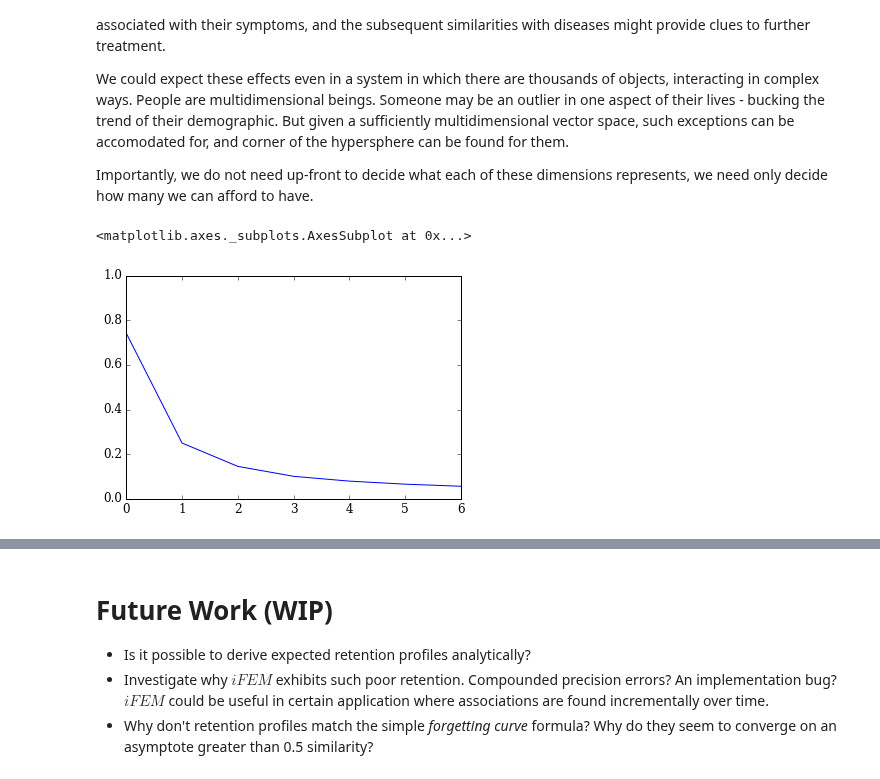
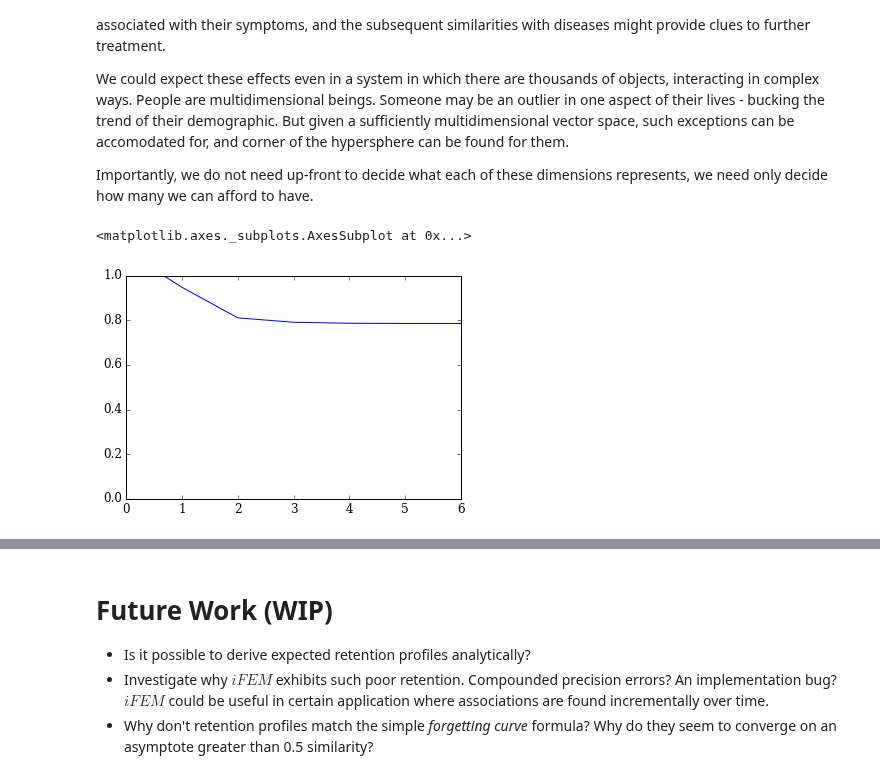
Before and after one commit to sagland/vecassoc, a Jupyter notebook: notebooks/vecassoc.ipynb, the cells around one changed output, grey strips where cells are left out. Drawn from its saved outputs; the diff is of its cells as text; code cells hidden in the pictures.

Commit message:
Better visualisation. Handling of negative associations is still wrong.

```diff
--- a/notebooks/vecassoc.ipynb
+++ b/notebooks/vecassoc.ipynb
@@ -905,7 +921,7 @@ def relsort(rels):
     # Shuffle relationships so that they are unique,
     # summing the weights of duplicated, and removing
     # and reflexive relations.
-    relsn = pd.DataFrame(rels[(rels['weight'] != 0)&(rels['a'] != rels['b'])])
+    relsn = pd.DataFrame(rels[(rels['w'] != 0)&(rels['a'] != rels['b'])])
     # Ensure a < b.
     swaps = relsn.a > relsn.b
     tmp = relsn.loc[swaps,'a'].copy()
@@ -921,7 +937,7 @@ def hs_relmap(rels, n=3, k=2, history=False, mf=hs_pfmean):
     * rels: a structured array containing three columns:
        * a: object A's index
        * b: object B's index
-       * weight: the weight of the relationship
+       * w: the weight of the relationship
     * n: the dimensionality of the vectors
     * k: the number of generations to run
     * history: if true, returns list of vectors
@@ -943,13 +959,18 @@ def hs_relmap(rels, n=3, k=2, history=False, mf=hs_pfmean):
     relframe_flat = relframe.reset_index()
     relframe_swapped = pd.DataFrame({'a':relframe_flat.b,
                                      'b':relframe_flat.a,
-                                     'weight':relframe_flat.weight})
-    relframe_flat_total = pd.concat([relframe_flat, relframe_swapped])#, ignore_index=True)
+                                     'w':relframe_flat.w})
+    relframe_flat_total = pd.concat([relframe_flat, relframe_swapped])
     # Prepare the indexes to the vector array
     aix = idmap[relframe_flat['a']] # For a side
     bix = idmap[relframe_flat['b']] # For b side
     # Prepare blend factors for slerping
-    mus = relframe_flat_total.groupby('a').weight.apply(lambda x: x.abs().sum())
+    # mu is the summed absolute weight of all an object's relations
+    # analogous to mass.
+    mus = relframe_flat_total.groupby('a').w.apply(lambda x: x.abs().sum())
+    # delta is the summed non-abs weight of all an object's relations
+    # normalized by mu. Analagous to charge - may be positive, neutral or negative
+    deltas = relframe_flat_total.groupby('a').w.apply(lambda x: x.sum()) / mus
     amus = np.array(mus[relframe_flat['a']]) # b masses of the relations
     bmus = np.array(mus[relframe_flat['b']]) # a masses of the relations
     ts = bmus / (amus+bmus) # For slerping between objects in relations
@@ -958,7 +979,7 @@ def hs_relmap(rels, n=3, k=2, history=False, mf=hs_pfmean):
     # A function that calculates the weight mean of a list
     # of vector indexes and weights
     def group_mean(bdf):
-        return mf(rvs[bdf.index], np.array(bdf['weight']))
+        return mf(rvs[bdf.index], np.array(bdf['w']))
     # Iterate k generations
     for k in range(1, k + 1):
         # Generate relation vectors
@@ -966,35 +987,40 @@ def hs_relmap(rels, n=3, k=2, history=False, mf=hs_pfmean):
         rvs[:] = hs_slerp(vs[pk,aix], vs[pk,bix], ts)
         # Mean together the relation vectors for each object.
         vs[nk,:] = np.array(list(relframe_flat_total.groupby('a').apply(group_mean)))
-    return mus, vs
+    return mus, deltas, vs
 # %%
-np.random.seed(2323)
-M = 100 # Number of objects
-R = 100 # Number of relations
+np.random.seed(35)
+M = 4 # Number of objects
+R = 6 # Number of relations
 N = 3   # Number of dimensions
 K = 7   # Number of generations
 MF = hs_pfmean
 #MF = hs_nemean
 
 # Generate some random relations
-rels = np.zeros(R, dtype=[('a', 'i4'), ('b', 'i4'), ('weight', 'f4')])
+rels = np.zeros(R, dtype=[('a', 'i4'), ('b', 'i4'), ('w', 'f4')])
 rels['a'] = np.random.randint(0, M, R)
 rels['b'] = np.random.randint(0, M, R)
-#rels['weight'] = np.abs(np.random.standard_normal(R))
-rels['weight'] = (np.random.exponential(1, R) + 1)
-#rels['weight'] *= np.random.choice([-1,1], R) # Some negative
+#rels['w'] = np.abs(np.random.standard_normal(R))
+rels['w'] = (np.random.exponential(1, R) + 1)
+rels['w'] *= np.random.choice([-1,1], R) # Some negative
+
+rels['a'] = [2,3,1,1,2,3]
+rels['b'] = [1,2,3,4,4,4]
+rels['w'] = [1,1,1,-1,-1,-1]
+
 # Run the algorithm
-mus, vs = hs_relmap(rels, n=N, k=K, mf=MF, history=True)
+mus, deltas, vs = hs_relmap(rels, n=N, k=K, mf=MF, history=True)
 nmus = mus / mus.max()
 # Plot the amount of movement each generation.
 pd.Series([hs_distance(vs[k],vs[k+1]).mean() for k in range(K)]).plot(ylim=(0.0,1))
 
 # Current issues:
 # * Bug? Including negative weights leads to wild swinging of many points each gen.
 # * Design flaw? high R:M ratio and positive weights leads to all points clustering together
 # %% [output]
 <matplotlib.axes._subplots.AxesSubplot at 0x...>
-[figure, old version]
+[figure, new version]
 # %%
 # Illustrate the incorrect results generated by a normalized
 # weighted Euclidean mean.
```
Also changed, not shown: parts of 2 cells of this notebook.
